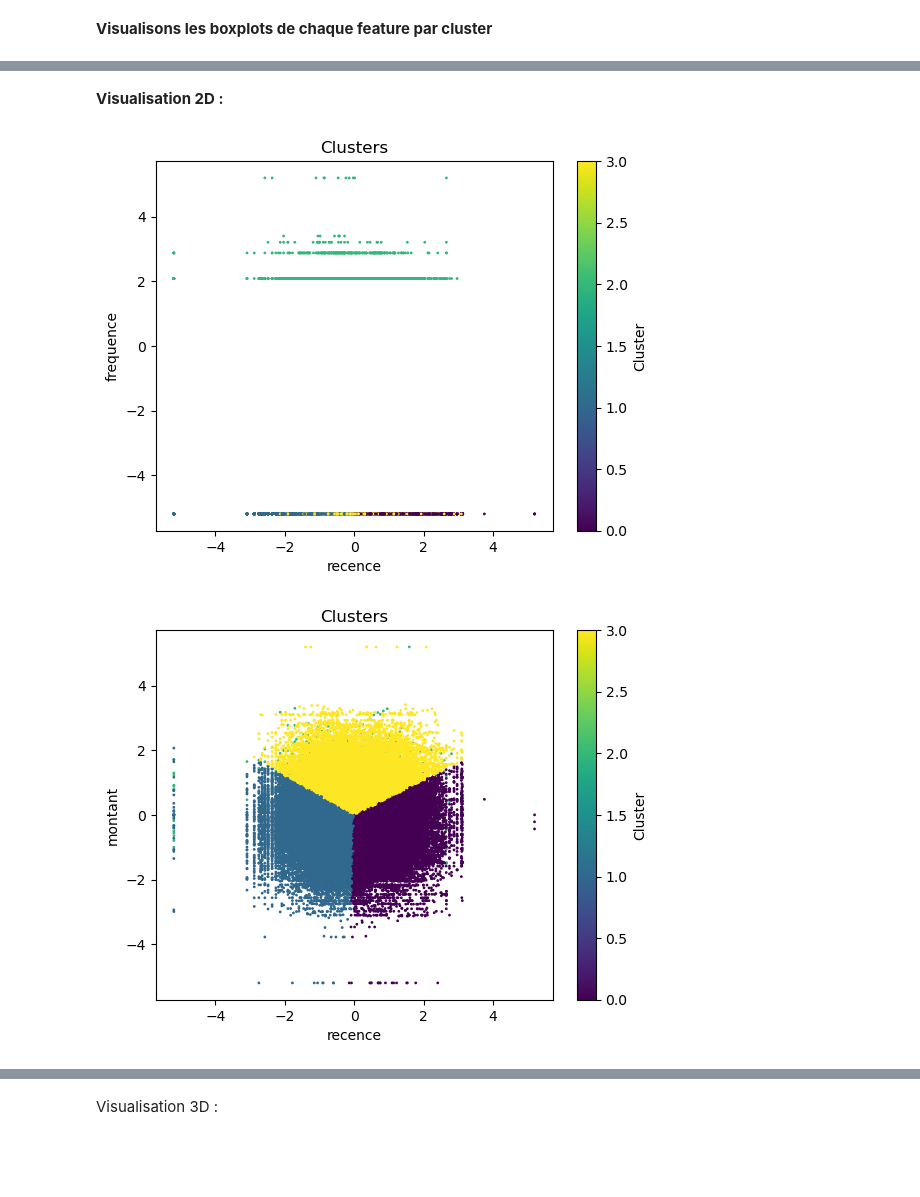
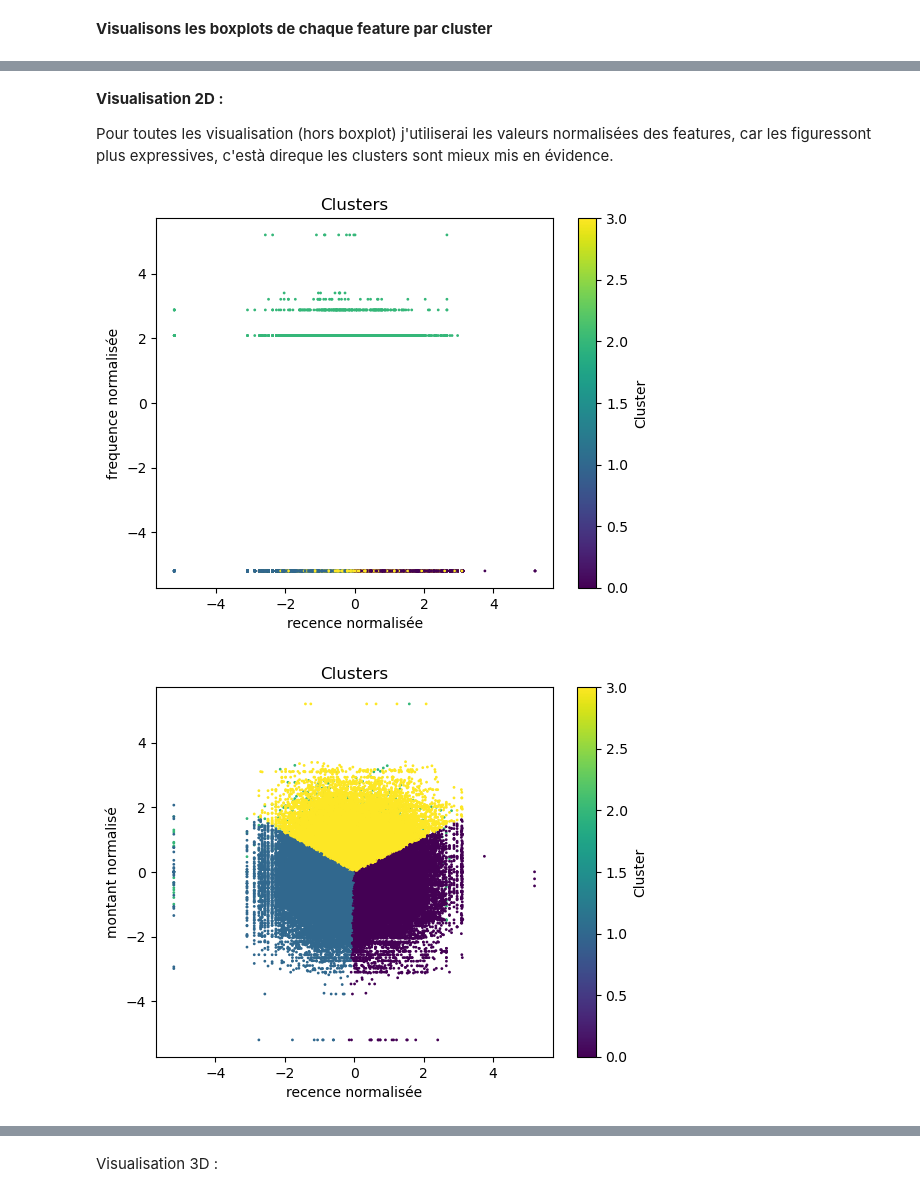
Before and after one commit to ludovic-source/Data_scientist_formation, a Jupyter notebook: projet_5/Projet_5_essais.ipynb, the cells around one changed output, grey strips where cells are left out. Saved outputs shown, nothing was run; the diff lists cells and outputs as text; code cells hidden in the pictures; blank space fills up the shorter version.

```diff
--- a/projet_5/Projet_5_essais.ipynb
+++ b/projet_5/Projet_5_essais.ipynb
@@ -127,5 +132,5 @@ Il s'agit ici d'utilser les 3 features RFM (recence, frequence et montant) pour
 # %%
-X_1 = data[['recence', 'frequence', 'montant']].copy()
+X_1 = data[['recence_norm', 'frequence_norm', 'montant_norm']].copy()
 X_1.shape
 # %% [output]
 (96096, 3)
@@ -315,23 +379,25 @@ plt.show()
 # %% [markdown]
 **Visualisation 2D :**
+
+Pour toutes les visualisation (hors boxplot) j'utiliserai les valeurs normalisées des features, car les figuressont plus expressives, c'està direque les clusters sont mieux mis en évidence.
 # %%
-plt.scatter(X_1_with_labels["recence"], X_1_with_labels["frequence"],
+plt.scatter(X_1_with_labels["recence_norm"], X_1_with_labels["frequence_norm"],
             c=X_1_with_labels["Cluster"], cmap="viridis", s=1)
 plt.title("Clusters")
-plt.xlabel("recence")
-plt.ylabel("frequence")
+plt.xlabel("recence normalisée")
+plt.ylabel("frequence normalisée")
 plt.colorbar(label="Cluster")
 plt.show()
 # %% [output]
-[figure, old version]
+[figure, new version]
 # %%
-plt.scatter(X_1_with_labels["recence"], X_1_with_labels["montant"],
+plt.scatter(X_1_with_labels["recence_norm"], X_1_with_labels["montant_norm"],
             c=X_1_with_labels["Cluster"], cmap="viridis", s=1)
 plt.title("Clusters")
-plt.xlabel("recence")
-plt.ylabel("montant")
+plt.xlabel("recence normalisée")
+plt.ylabel("montant normalisé")
 plt.colorbar(label="Cluster")
 plt.show()
 # %% [output]
-[figure, old version]
+[figure, new version]
 # %%
```
Also changed, not shown: parts of 39 cells of this notebook.
